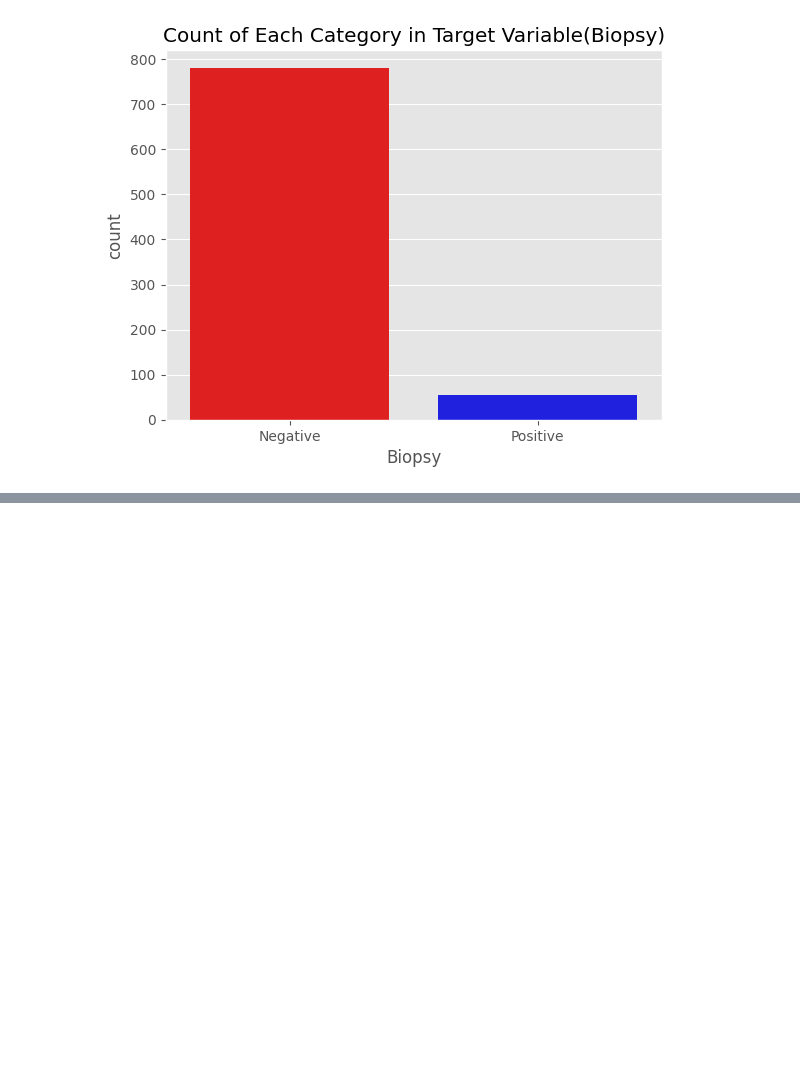
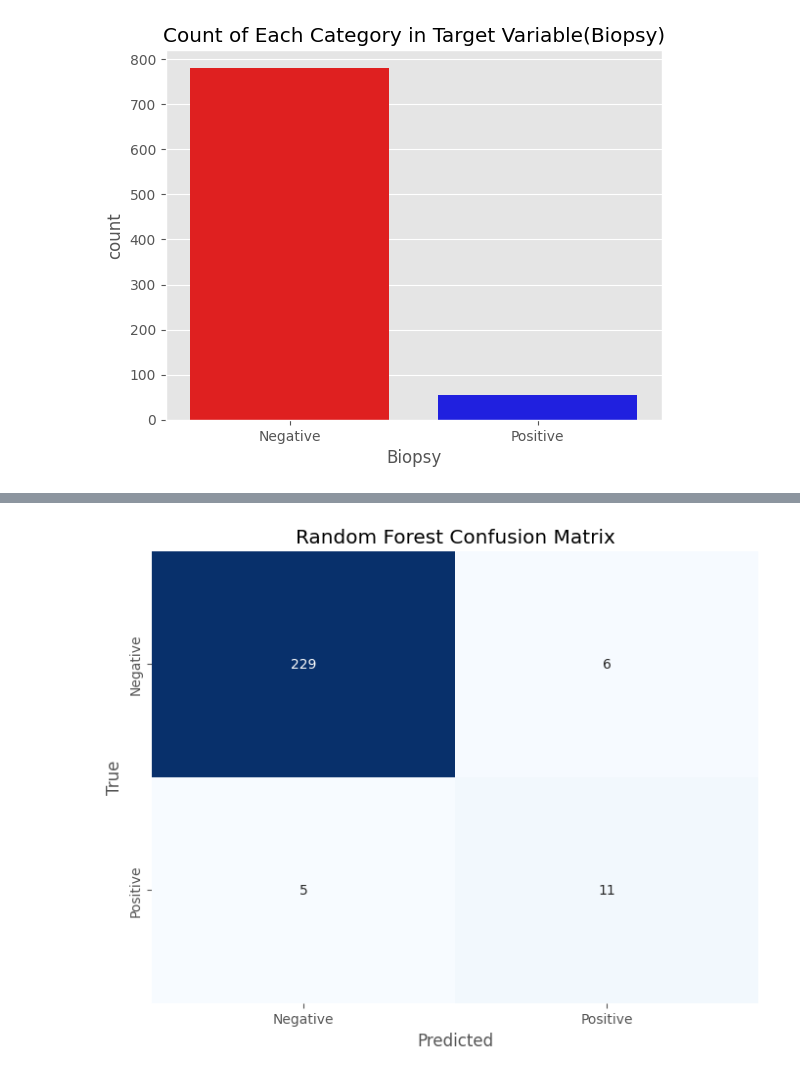
Before and after one commit to va22abb/Msc-Data-Project-Comparative-study-of-machine-learning-algorithms-in-predicting-cervical-cancer, a Jupyter notebook: Cervical_Cancer_Code.ipynb, the cells around one changed output, grey strips where cells are left out. Saved outputs shown, nothing was run; the diff lists cells and outputs as text; code cells hidden in the pictures; blank space fills up the shorter version.

```diff
--- a/Cervical_Cancer_Code.ipynb
+++ b/Cervical_Cancer_Code.ipynb
@@ -410,0 +469,11 @@ Name: proportion, dtype: float64
+# %%
+# Creating and fitting the Random Forest model with balanced class weights
+rf_model = RandomForestClassifier(class_weight='balanced', random_state=42)
+rf_model.fit(X_train_scaled, y_train)
+
+# Making predictions
+y_pred_rf = rf_model.predict(X_test_scaled)
+
+# Evaluating the model
+print(confusion_matrix(y_test, y_pred_rf))
+print(classification_report(y_test, y_pred_rf))
@@ -410,0 +522,5 @@ Name: proportion, dtype: float64
+# %%
+# Plotting heatmap for Random Forest confusion matrix
+plot_confusion_matrix(y_test, y_pred_rf, title='Random Forest Confusion Matrix')
+# %% [output]
+[figure, added]
```
Also changed, not shown: parts of 14 cells of this notebook.
